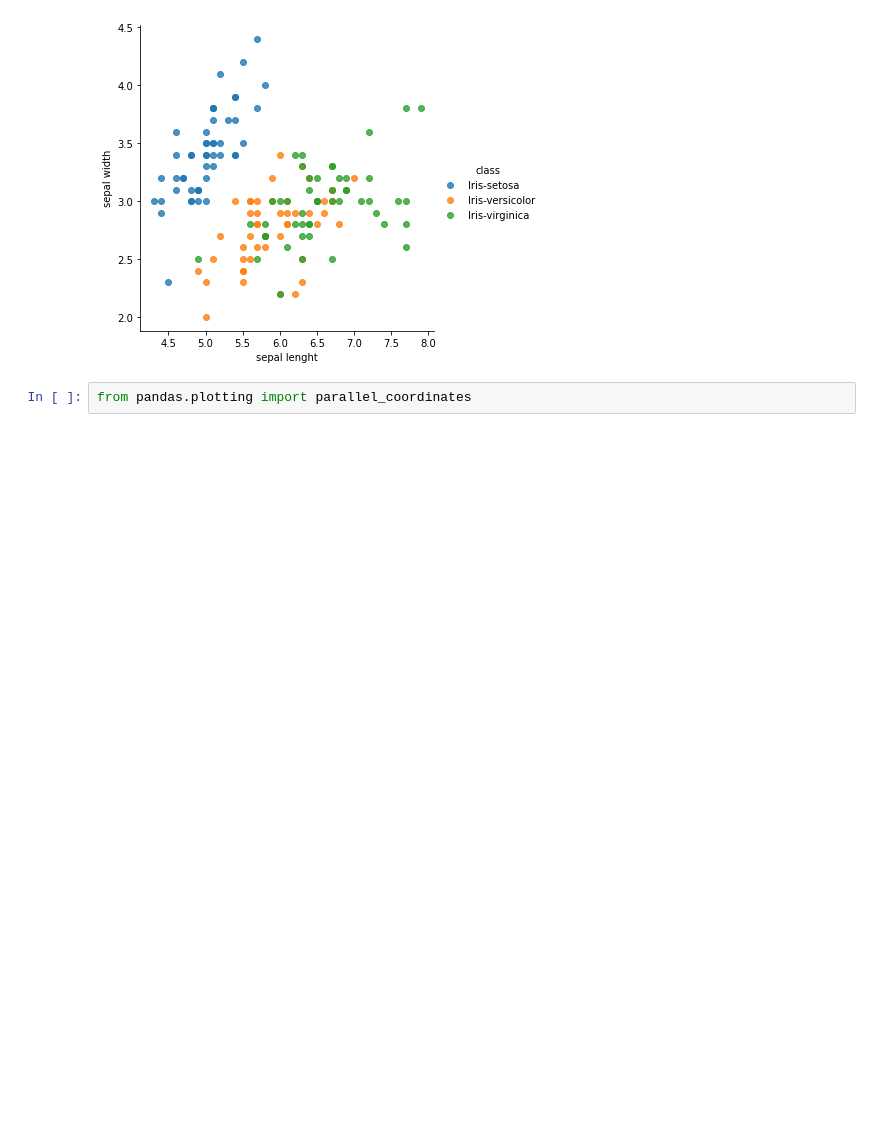
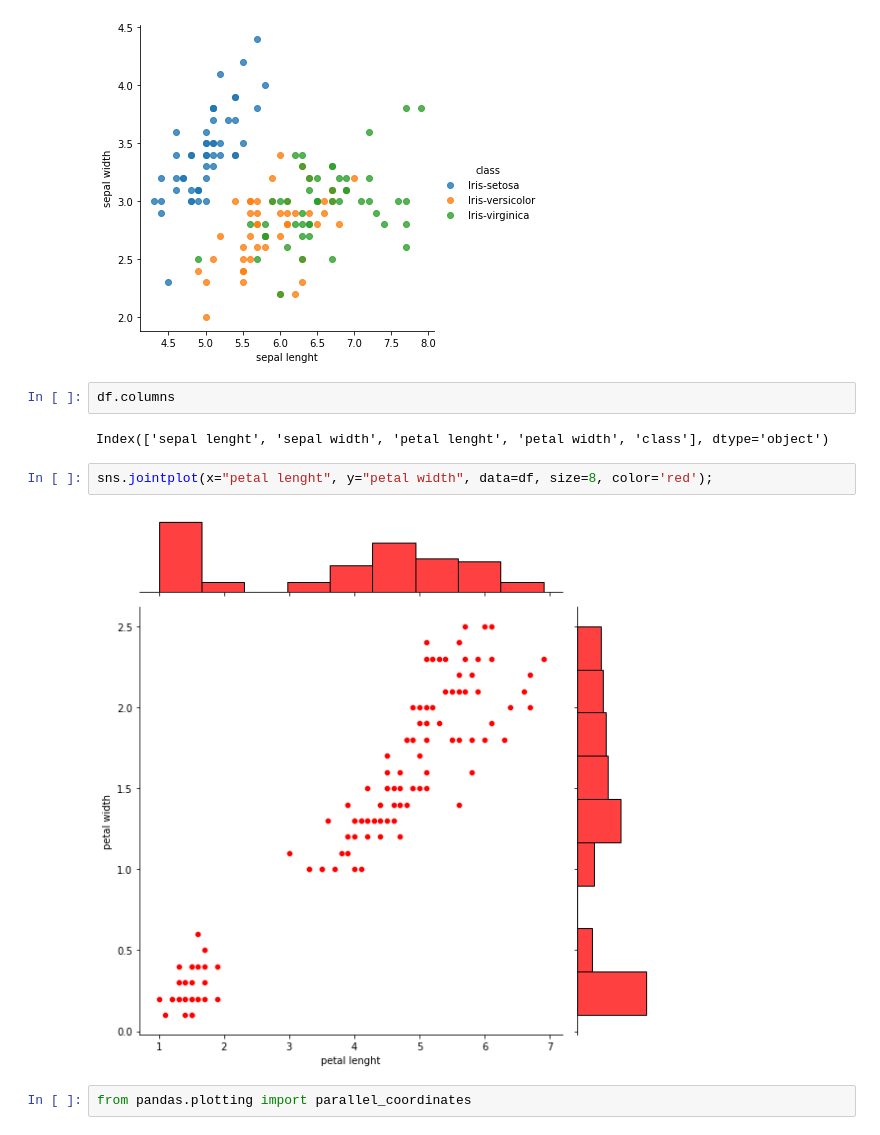
Before and after one commit to karanxhagiulia/Data_Mining, a Jupyter notebook: Pandas/IRIS.ipynb, the cells around one changed output. Cells and saved outputs as stored; diff of their text form; blank space fills up the shorter version.

```diff
--- a/Pandas/IRIS.ipynb
+++ b/Pandas/IRIS.ipynb
@@ -173,6 +228,14 @@ sns.jointplot(x='sepal lenght', y='sepal width',data = df) #se volessi  fare uno
 sns.lmplot(x='sepal lenght', y='sepal width',hue = 'class', data = df, fit_reg=False);
 # %% [output]
 [figure]
+# %%
+df.columns
+# %% [output]
+Index(['sepal lenght', 'sepal width', 'petal lenght', 'petal width', 'class'], dtype='object')
+# %%
+sns.jointplot(x="petal lenght", y="petal width", data=df, size=8, color='red');
+# %% [output]
+[figure, added]
 # %%
 from pandas.plotting import parallel_coordinates
 # %% [markdown]
```
Also changed, not shown: parts of 61 cells of this notebook.
